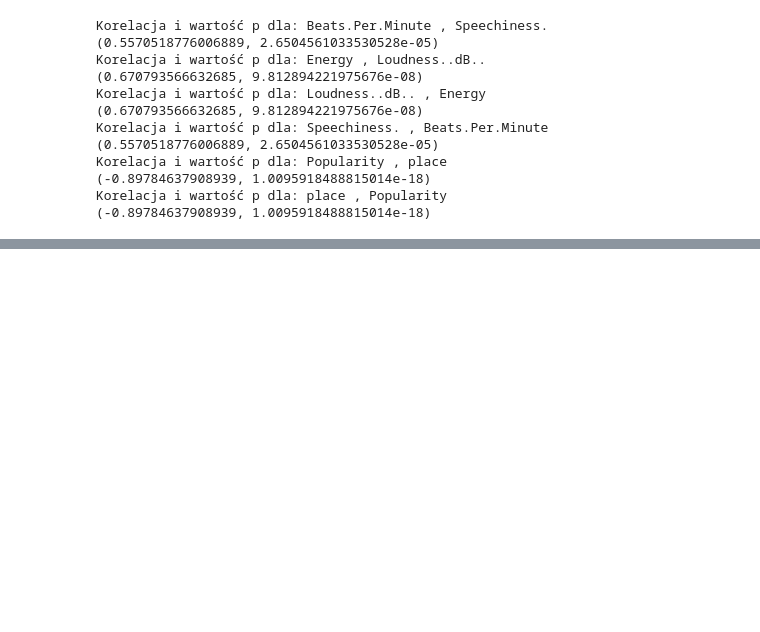
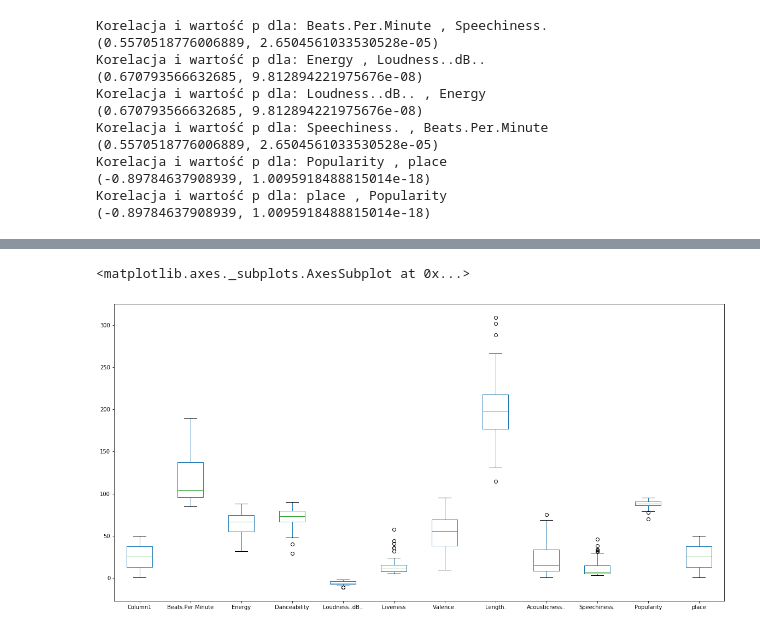
Before and after one commit to sageroe/Data_analysis, a Jupyter notebook: Raport.ipynb, the cells around one changed output, grey strips where cells are left out. Cells and saved outputs as stored; diff of their text form; code cells hidden in the pictures; blank space fills up the shorter version.

```diff
--- a/Raport.ipynb
+++ b/Raport.ipynb
@@ -345 +348,6 @@ st.pearsonr(data["Energy"],data["Loudness..dB.."])
 (0.670793566632685, 9.812894221975676e-08)
+# %%
+data.plot.box(figsize = (20,10))
+# %% [output]
+<matplotlib.axes._subplots.AxesSubplot at 0x...>
+[figure, added]
```
Also changed, not shown: parts of 7 cells of this notebook.
